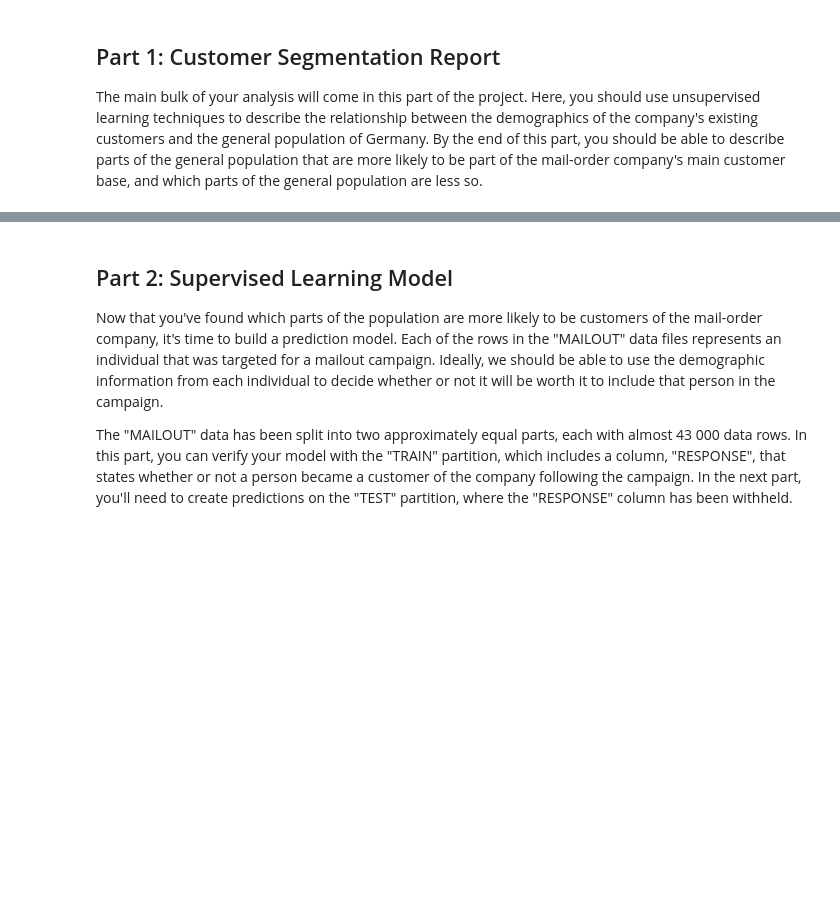
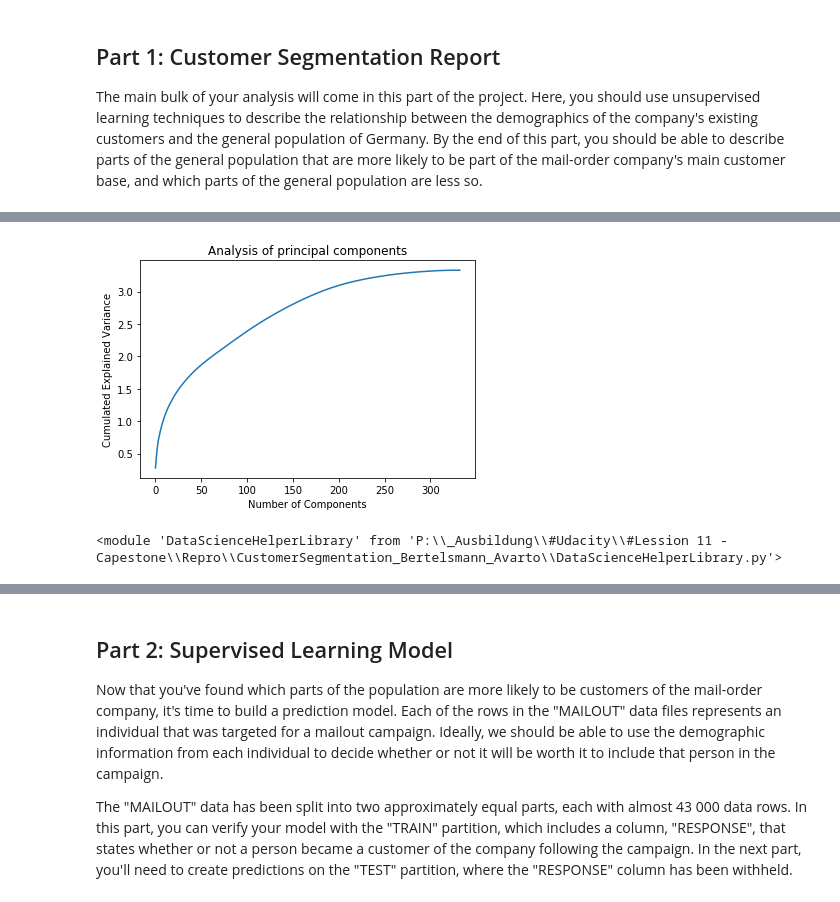
Before and after one commit to bwenner/CustomerSegmentation_Bertelsmann_Avarto, a Jupyter notebook: Arvato Project Workbook.ipynb, the cells around one changed output, grey strips where cells are left out. Cells and saved outputs as stored; diff of their text form; code cells hidden in the pictures; blank space fills up the shorter version.

```diff
--- a/Arvato Project Workbook.ipynb
+++ b/Arvato Project Workbook.ipynb
@@ -1402,0 +1594,8 @@ The main bulk of your analysis will come in this part of the project. Here, you
+# %%
+dsh.PCAPlotCumulatedVariances(pcaAll)
+# %% [output]
+[figure, added]
+# %%
+reload(dsh)
+# %% [output]
+<module 'DataScienceHelperLibrary' from 'P:\\_Ausbildung\\#Udacity\\#Lession 11 - Capestone\\Repro\\CustomerSegmentation_Bertelsmann_Avarto\\DataScienceHelperLibrary.py'>
```
Also changed, not shown: parts of 56 cells of this notebook, 1 other file.
